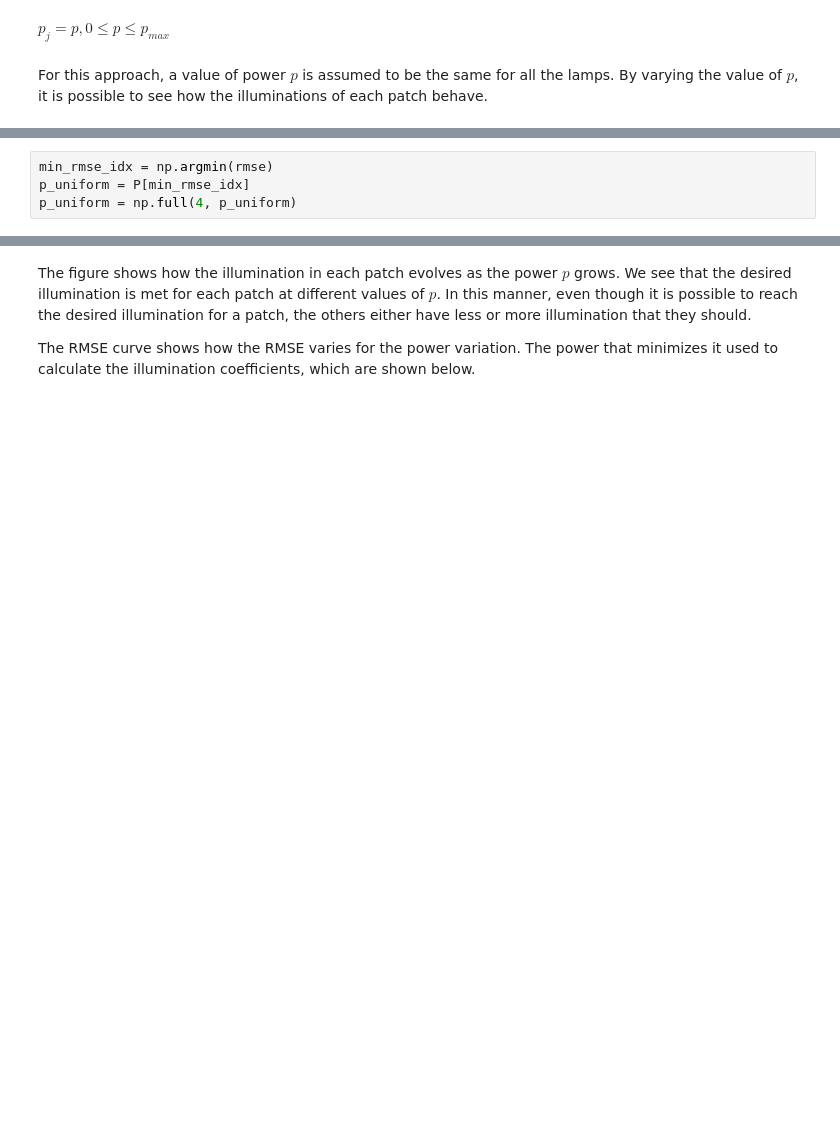
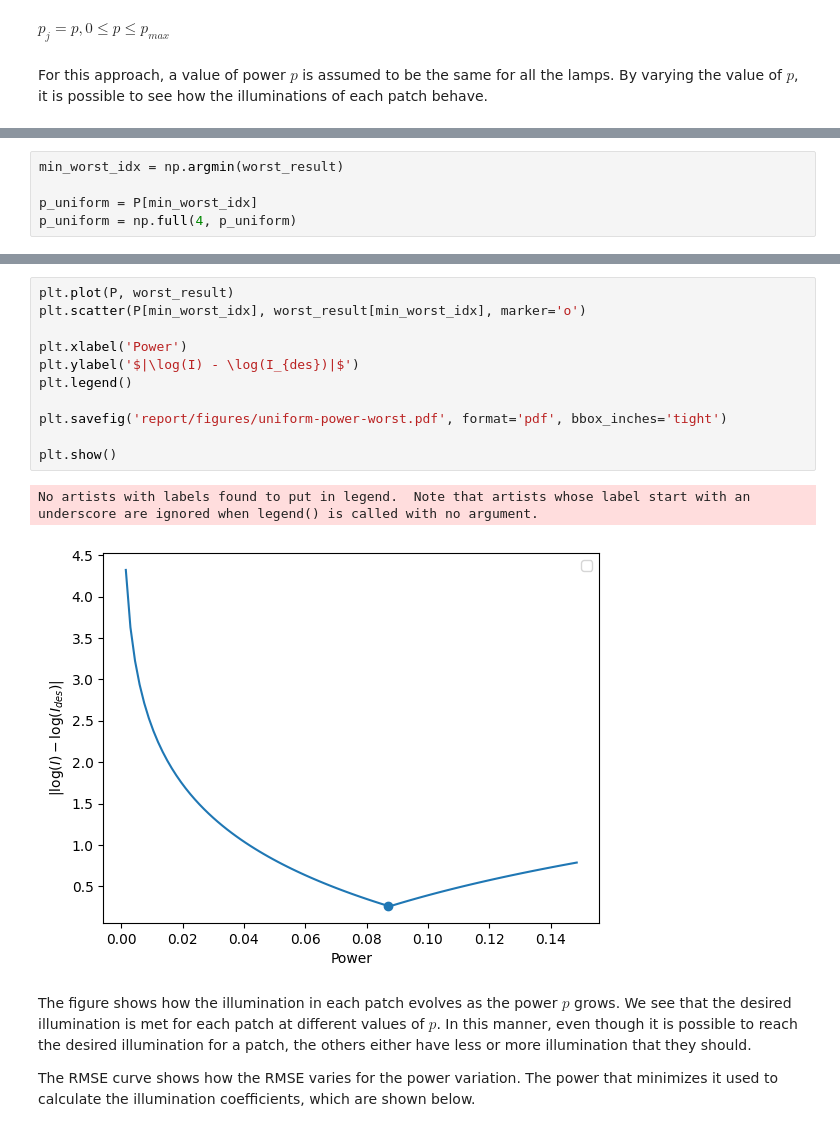
Before and after one commit to felypemaciel/lamps, a Jupyter notebook: lamps.ipynb, the cells around one changed output, grey strips where cells are left out. Drawn from its saved outputs; the diff is of its cells as text; blank space fills up the shorter version.

Commit message:
code and report finished

```diff
--- a/lamps.ipynb
+++ b/lamps.ipynb
@@ -130,6 +140,7 @@ for i in range(0, len(P)):
 # %%
-min_rmse_idx = np.argmin(rmse)
-p_uniform = P[min_rmse_idx]
+min_worst_idx = np.argmin(worst_result)
+
+p_uniform = P[min_worst_idx]
 p_uniform = np.full(4, p_uniform)
 # %%
 # plotting the patches illumination as p increases
@@ -158,3 +166,17 @@ plt.show()
+# %%
+plt.plot(P, worst_result)
+plt.scatter(P[min_worst_idx], worst_result[min_worst_idx], marker='o')
+
+plt.xlabel('Power')
+plt.ylabel('$|\log(I) - \log(I_{des})|$')
+plt.legend()
+
+plt.savefig('report/figures/uniform-power-worst.pdf', format='pdf', bbox_inches='tight')
+
+plt.show()
+# %% [output]
+No artists with labels found to put in legend.  Note that artists whose label start with an underscore are ignored when legend() is called with no argument.
+[figure, added]
 # %% [markdown]
 The figure shows how the illumination in each patch evolves as the power $p$ grows. We see that the desired illumination is met for each patch at different values of $p$. In this manner, even though it is possible to reach the desired illumination for a patch, the others either have less or more illumination that they should.
 
```
Also changed, not shown: parts of 21 cells of this notebook, 13 other files.
